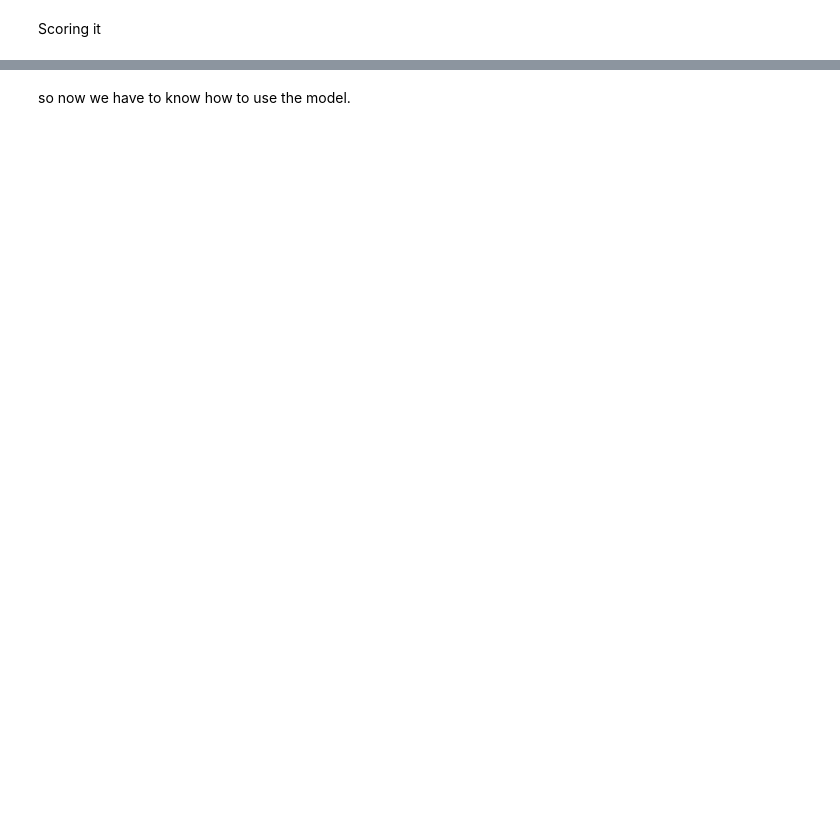
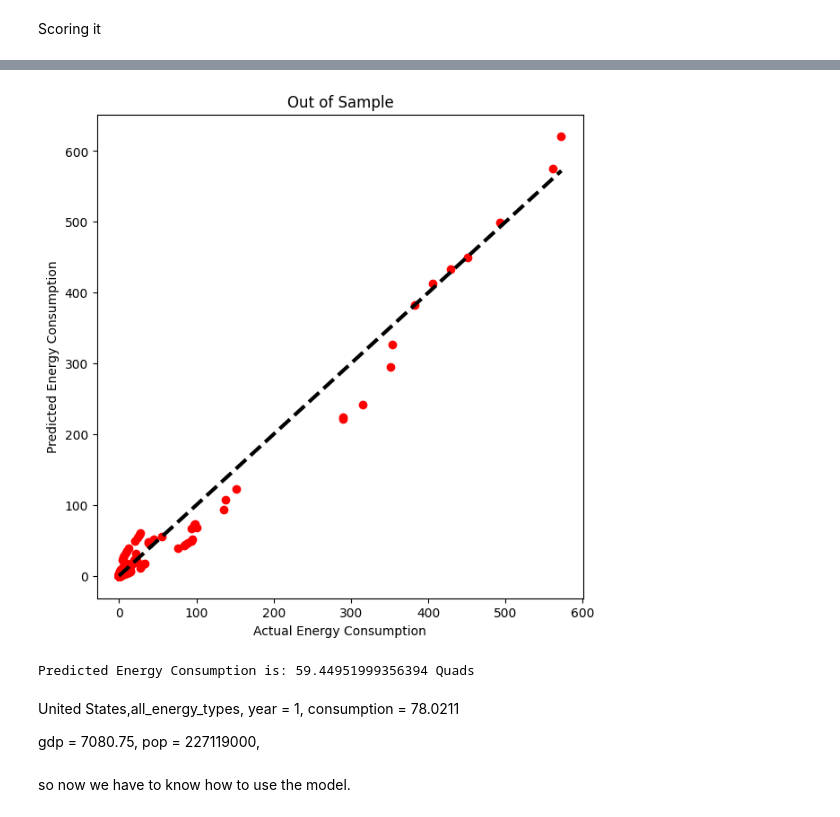
Before and after one commit to Kai369/python-4-class, a Jupyter notebook: its AI/final project/FinalProject.ipynb, the cells around one changed output, grey strips where cells are left out. Saved outputs shown, nothing was run; the diff lists cells and outputs as text; code cells hidden in the pictures; blank space fills up the shorter version.

```diff
--- a/its AI/final project/FinalProject.ipynb
+++ b/its AI/final project/FinalProject.ipynb
@@ -88,0 +66,20 @@ Coefficients:  [[-4.18857964e-02  3.52913291e-03  2.79775952e-05]]
+# %%
+FinalDFX = FinalDF[["Year","GDP","Population"]]
+FinalDFy = FinalDF[["Energy_consumption"]]
+# %%
+msk = np.random.rand(len(FinalDF)) < 0.8
+trainX = FinalDFX[msk]
+testX = FinalDFX[~msk]
+trainy = FinalDFy[msk]
+testy = FinalDFy[~msk]
+# %%
+# Standardize the features and target variable
+SScalX = StandardScaler()
+#you NEED a difrent scale for the x and y
+SScaly = StandardScaler()
+
+trainX = SScalX.fit_transform(trainX)
+testX = SScalX.transform(testX)
+#messing w the dementions
+trainy = SScaly.fit_transform(trainy.values.reshape(-1, 1))
+testy = SScaly.transform(testy.values.reshape(-1, 1))
@@ -104,0 +115,13 @@ Variance score for together is : 0.96
+# %%
+
+#We are predicting for both so we can see in sample and out of sample(the testing data).
+yHatTrain = regr.predict(trainX)
+yHatTest = regr.predict(testX)
+
+# now we have to un Scale it to get the numbers back to where they are meaningfull
+trainyPred = SScaly.inverse_transform(yHatTrain)
+testyPred = SScaly.inverse_transform(yHatTest)
+
+#we have to do this to the known data too because it was also scaled for the sake of Scaling
+trainyOrig = SScaly.inverse_transform(trainy)
+testyOrig = SScaly.inverse_transform(testy)
@@ -105,2 +165,47 @@ Variance score for together is : 0.96
+# %%
+plt.figure(figsize=(7, 7))
+
+# Plotting out of sample results
+plt.scatter(testyOrig, testyPred, color='red')
+plt.plot([testyOrig.min(), testyOrig.max()], [testyOrig.min(), testyOrig.max()], 'k--', lw=3)
+plt.xlabel('Actual Energy Consumption')
+plt.ylabel('Predicted Energy Consumption')
+plt.title('Out of Sample')
+
+
+plt.show()
+# %% [output]
+[figure, added]
+# %%
+# Function to predict energy consumption based on user input
+def predict_energy_consumption(year, gdp, population):
+    # Prepare the input data
+    input_data = np.array([[year, gdp, population]])
+
+    input_data_scaled = SScalX.transform(input_data)
+
+    # Make prediction
+    prediction_scaled = regr.predict(input_data_scaled)
+    prediction = SScaly.inverse_transform(prediction_scaled)
+
+    return prediction[0][0]
+
+# User input for new data
+year_input = float(input("Enter the year: "))
+gdp_input = float(input("Enter the GDP: "))
+population_input = float(input("Enter the population: "))
+
+# Predict energy consumption based on user input
+predicted_energy = predict_energy_consumption(year_input, gdp_input, population_input)
+print("Predicted Energy Consumption is:",predicted_energy, "Quads")
+# %% [output]
+Predicted Energy Consumption is: 59.44951999356394 Quads
+# %% [markdown]
+United States,all_energy_types,
+year  = 1,
+consumption  = 78.0211
+
+gdp = 7080.75,
+pop  = 227119000,
 # %% [markdown]
 so now we have to know how to use the model.
```
Also changed, not shown: parts of 12 cells of this notebook, 1 other file.
